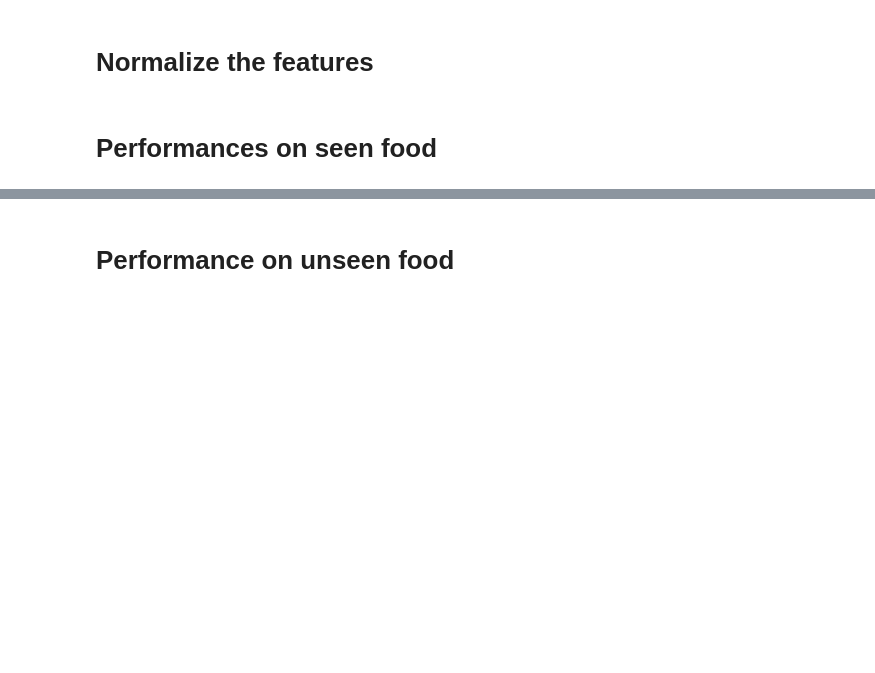
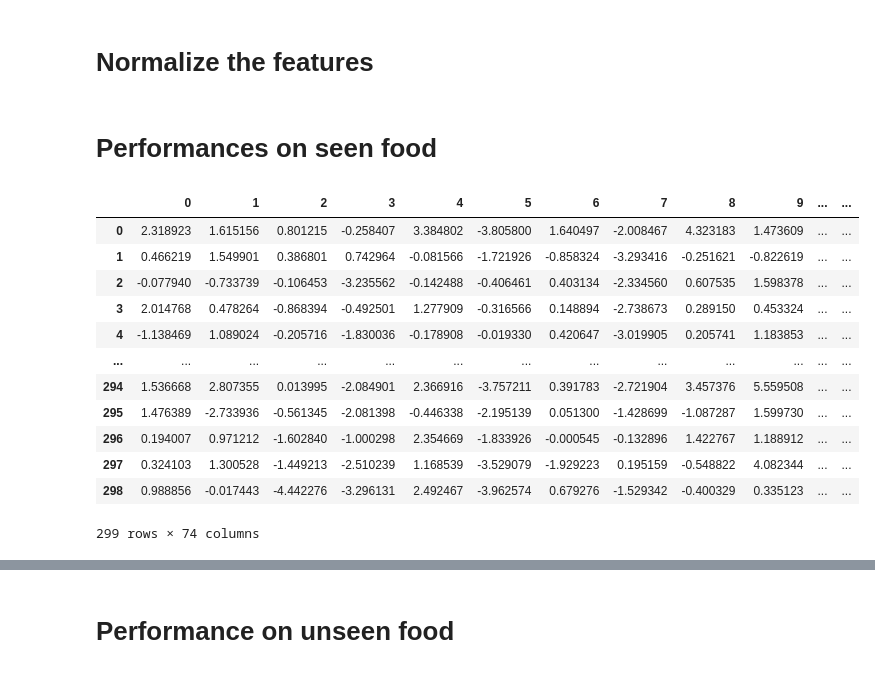
Before and after one commit to ChatterjeeAyan/FoodMineII, a Jupyter notebook: FM1p0 and FM2p0 Cross Validation.ipynb, the cells around one changed output, grey strips where cells are left out. Cells and saved outputs as stored; diff of their text form; code cells hidden in the pictures; blank space fills up the shorter version.

```diff
--- a/FM1p0 and FM2p0 Cross Validation.ipynb
+++ b/FM1p0 and FM2p0 Cross Validation.ipynb
@@ -409,6 +389,22 @@ def get_cross_validation_seen_food(fdata_features_class_normalized):
         auc_fm2, aup_fm2, f1_fm2 = xgboost_model(X_smote, y_smote,kfold,n_splits=10)
 
     return
+# %%
+gdata_features_class_doc2vec
+# %% [output]
+|  | 0 | 1 | 2 | 3 | 4 | 5 | 6 | 7 | 8 | 9 | ... | ... |
+| 0 | 2.318923 | 1.615156 | 0.801215 | -0.258407 | 3.384802 | -3.805800 | 1.640497 | -2.008467 | 4.323183 | 1.473609 | ... | ... |
+| 1 | 0.466219 | 1.549901 | 0.386801 | 0.742964 | -0.081566 | -1.721926 | -0.858324 | -3.293416 | -0.251621 | -0.822619 | ... | ... |
+| 2 | -0.077940 | -0.733739 | -0.106453 | -3.235562 | -0.142488 | -0.406461 | 0.403134 | -2.334560 | 0.607535 | 1.598378 | ... | ... |
+| 3 | 2.014768 | 0.478264 | -0.868394 | -0.492501 | 1.277909 | -0.316566 | 0.148894 | -2.738673 | 0.289150 | 0.453324 | ... | ... |
+| 4 | -1.138469 | 1.089024 | -0.205716 | -1.830036 | -0.178908 | -0.019330 | 0.420647 | -3.019905 | 0.205741 | 1.183853 | ... | ... |
+| ... | ... | ... | ... | ... | ... | ... | ... | ... | ... | ... | ... | ... |
+| 294 | 1.536668 | 2.807355 | 0.013995 | -2.084901 | 2.366916 | -3.757211 | 0.391783 | -2.721904 | 3.457376 | 5.559508 | ... | ... |
+| 295 | 1.476389 | -2.733936 | -0.561345 | -2.081398 | -0.446338 | -2.195139 | 0.051300 | -1.428699 | -1.087287 | 1.599730 | ... | ... |
+| 296 | 0.194007 | 0.971212 | -1.602840 | -1.000298 | 2.354669 | -1.833926 | -0.000545 | -0.132896 | 1.422767 | 1.188912 | ... | ... |
+| 297 | 0.324103 | 1.300528 | -1.449213 | -2.510239 | 1.168539 | -3.529079 | -1.929223 | 0.195159 | -0.548822 | 4.082344 | ... | ... |
+| 298 | 0.988856 | -0.017443 | -4.442276 | -3.296131 | 2.492467 | -3.962574 | 0.679276 | -1.529342 | -0.400329 | 0.335123 | ... | ... |
+299 rows × 74 columns
 # %%
 ## Garlic
 get_cross_validation_seen_food(gdata_features_class_doc2vec)
```
Also changed, not shown: parts of 20 cells of this notebook.
